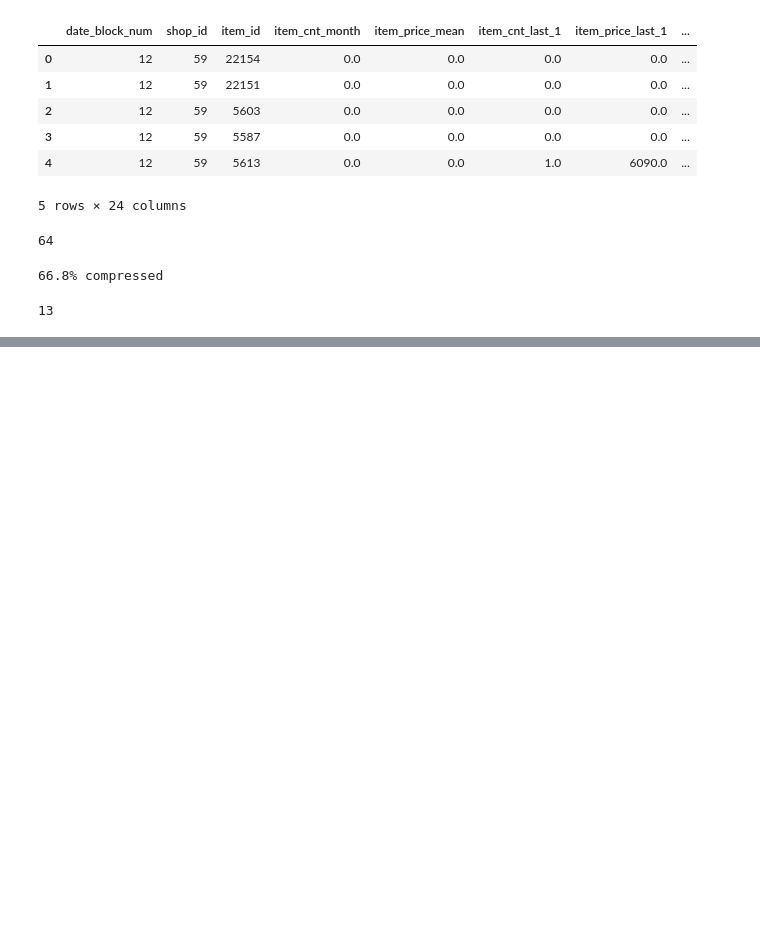
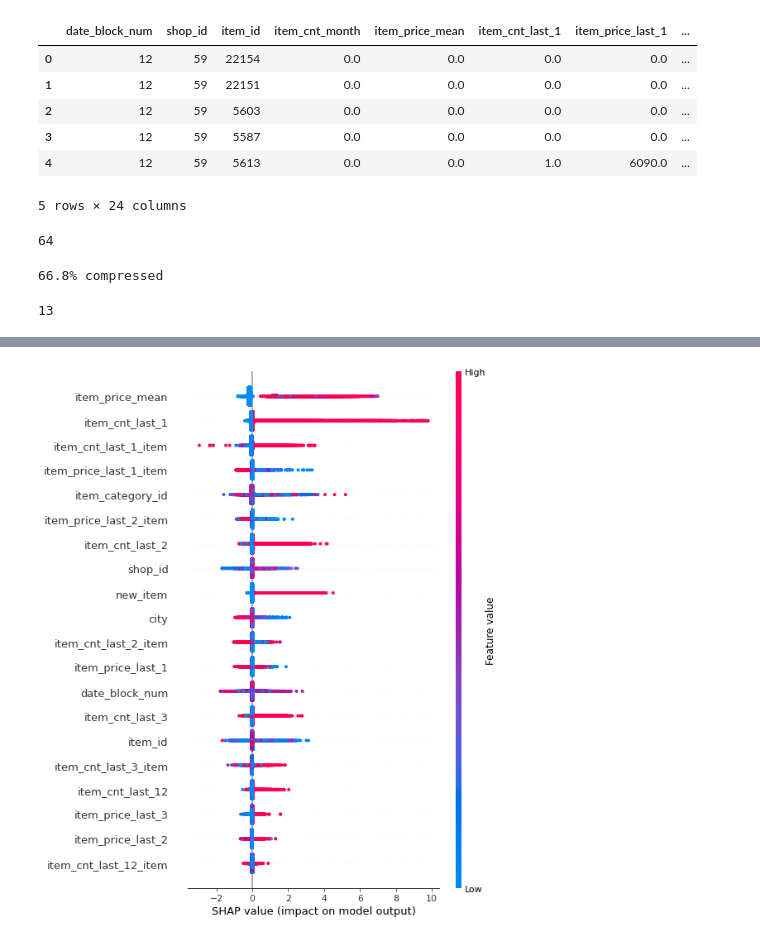
Before and after one commit to alsing/Predict-Future-Sales, a Jupyter notebook: notebooks/Model.ipynb, the cells around one changed output, grey strips where cells are left out. Drawn from its saved outputs; the diff is of its cells as text; code cells hidden in the pictures; blank space fills up the shorter version.

```diff
--- a/notebooks/Model.ipynb
+++ b/notebooks/Model.ipynb
@@ -418,0 +426,7 @@ ntree_limit is deprecated, use `iteration_range` or model slicing instead.
+# %%
+X_sampled = all_data[all_data['date_block_num'] <= 33].sample(1000000, random_state=10).drop(columns=['item_cnt_month'])
+tree_explainer = shap.TreeExplainer(tsc.final_estimator)
+tree_shap_values = tree_explainer.shap_values(X_sampled)
+shap.summary_plot(tree_shap_values, X_sampled)
+# %% [output]
+[figure, added]
```
Also changed, not shown: parts of 6 cells of this notebook.
